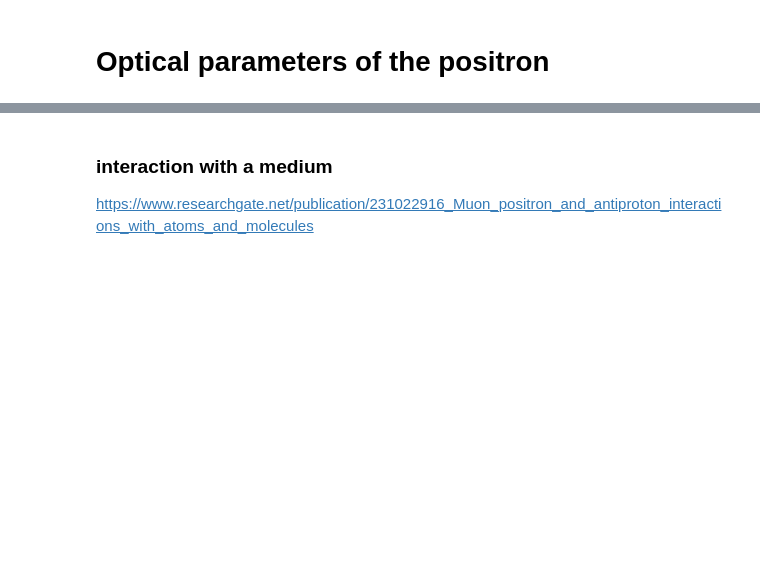
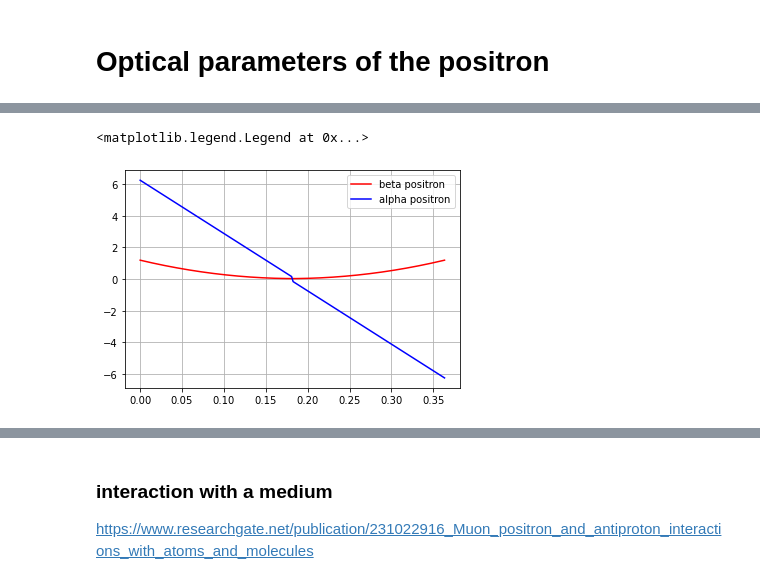
Before and after one commit to BastienGolomer/Feasibility-studies-for-a-Muon-source, a Jupyter notebook: First_attempt.ipynb, the cells around one changed output, grey strips where cells are left out. Saved outputs shown, nothing was run; the diff lists cells and outputs as text; code cells hidden in the pictures; blank space fills up the shorter version.

```diff
--- a/First_attempt.ipynb
+++ b/First_attempt.ipynb
@@ -117,7 +117,7 @@ E_e = 45 ; # energy of the positron in GeV
 E_mu = 22 ; # energy of the muon in GeV
 
 q_e = 1; #charge of a positron in units of an electron charge
-q_mu = -1; #charge of a muon in units of an electron charge
+q_mu = 1; #charge of a muon in units of an electron charge
 
 m_e = 0.511*10**(-3); # mass of the positron in GeV/c^2
 m_mu = 0.10565; # mass of the muon in GeV/c^2
@@ -125,5 +125,5 @@ m_mu = 0.10565; # mass of the muon in GeV/c^2
 gamma_e = np.sqrt(s_e)/(2*m_e); # approximately 225
 
 dB = 575; # from 550 T/m to 610 T/m TO BE SET
-L = 2.73; # length of the FODO cell using the QD0 quadrupole in meters
+L_q = 2.73 # given length of the quadrupole
 # %% [markdown]
@@ -140,10 +140,9 @@ This gives an upper limit to the magnetic length of approximately 0.51 m
 # %%
 # CALCULATING THE OPTICAL PARAMETERS FOR THE POSITRON
 P_e = np.sqrt(E_e**2 - m_e**2); # canonical momentum of the positron in GeV/c at the entrance
-k_1e = q_e/(P_e*10**9/v_c)*dB  # k_1 in a quadrupole
-L = 1/(k_1e**2)**(1/4) # maximal length
-print(L)
-f = 1/(k_1e*L); # focal of this particle
+k_1e = q_e/(P_e*10**9/v_c)*dB  # k_1 in a
+f = 1/(k_1e*L_q); # focal of this particle
+L = 1.9*f # maximal length is 2f
 
 # Building the transfer matrix of the FODO cell
 Rx1 = 1 - L/f*(1+L/f); Rx2 = L/f*(2*f+L); Rx3 = -L/(f**2); Rx4 = 1+L/f;
@@ -152,5 +151,5 @@ Rx = np.matrix([[Rx1, Rx2], [Rx3, Rx4]]);
 Ry = np.matrix([[Ry1, Ry2], [Ry3, Ry4]]);
 
 tr = Rx1 + Rx4
-print(tr)
+print(tr) # has to be between -2 and 2
 # %% [output]
@@ -158,0 +188,38 @@ print(tr)
+# %%
+c_1 = (-b + np.sqrt(delta))/(2*a) # this solution of the polynomial is the physical one
+c_2 = beta_x0;
+
+beta_FD =  [(c_1**2 + 4)*x**2/(4*c_2) + c_1*x + c_2 for x in s] ;#beta in the drift following the focusing quadrupole
+alpha_FD =  [ -1/2*((c_1**2 + 4)*x/(2*c_2) + c_1) for x in s];
+gamma_FD = [(1 + alpha_FD[i]**2)/beta_FD[i] for i in range(100)];
+
+
+
+# drift after focusing
+a = L**2/(4*beta_y0);
+b = L;
+c = beta_y0 + L**2/beta_y0 - beta_x0 ;
+delta = b**2 - 4*a*c;
+c_1 = (-b + np.sqrt(delta))/(2*a) # this solution of the polynomial is the physical one
+c_2 = beta_y0;
+
+beta_DD =  [(c_1**2 + 4)*x**2/(4*c_2) + c_1*x + c_2 for x in s] ;#beta in the drift following the defocusing quadrupole
+alpha_DD =  [ -1/2*((c_1**2 + 4)*x/(2*c_2) + c_1) for x in s];
+gamma_DD = [(1 + alpha_DD[i]**2)/beta_DD[i] for i in range(100)];
+
+
+beta_e = beta_FD + beta_DD;
+alpha_e = alpha_FD + alpha_DD;
+beta_e = np.array(beta_e)
+alpha_e = np.array(alpha_e)
+gamma_e = np.array(gamma_e)
+
+# figures
+Fig = plt.figure()
+plt.plot(np.linspace(0,2*L ,200),beta_e,'r',label = 'beta')
+plt.plot(np.linspace(0,2*L ,200),alpha_e,'b',label = 'alpha')
+plt.grid(True)
+plt.legend(['beta positron', 'alpha positron', 'gamma positron'], loc=1)
+# %% [output]
+<matplotlib.legend.Legend at 0x...>
+[figure, added]
```
Also changed, not shown: parts of 13 cells of this notebook, 1 other file.
